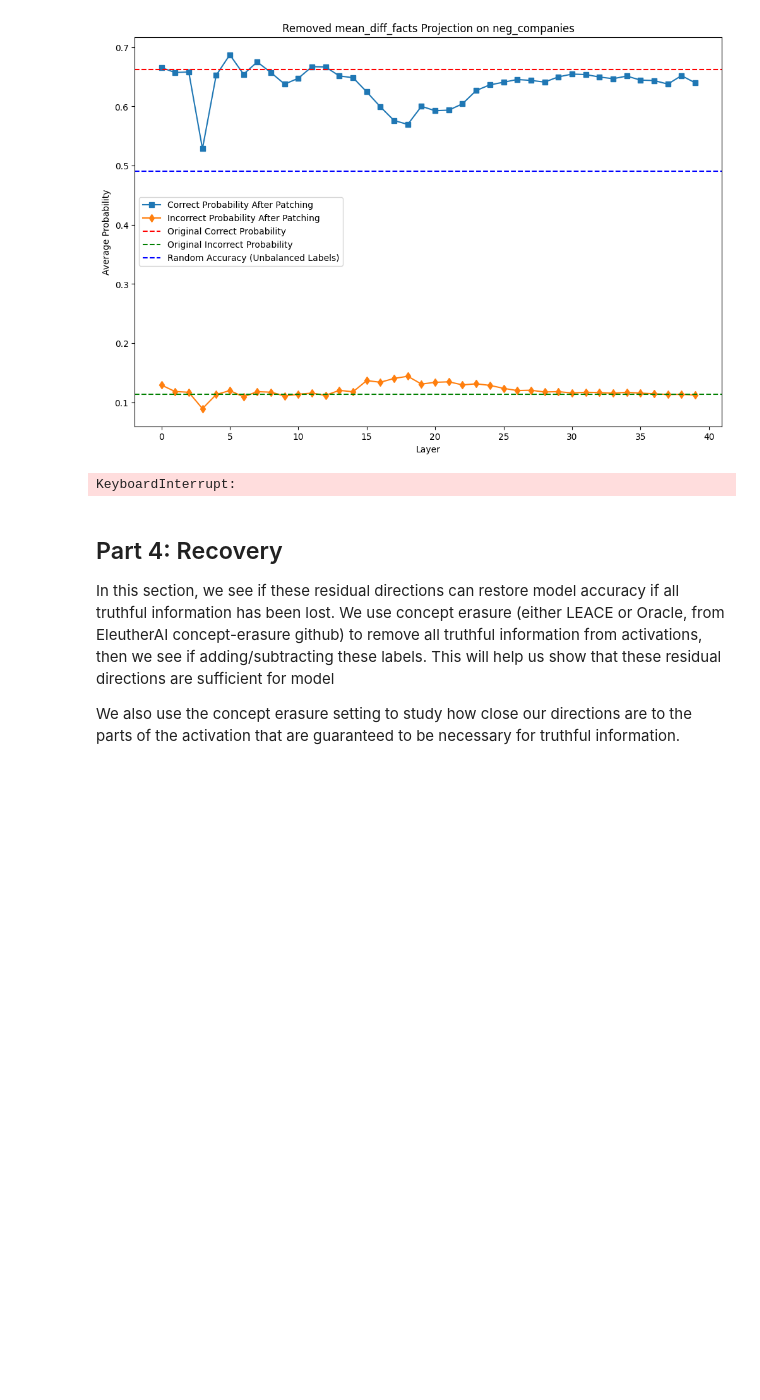
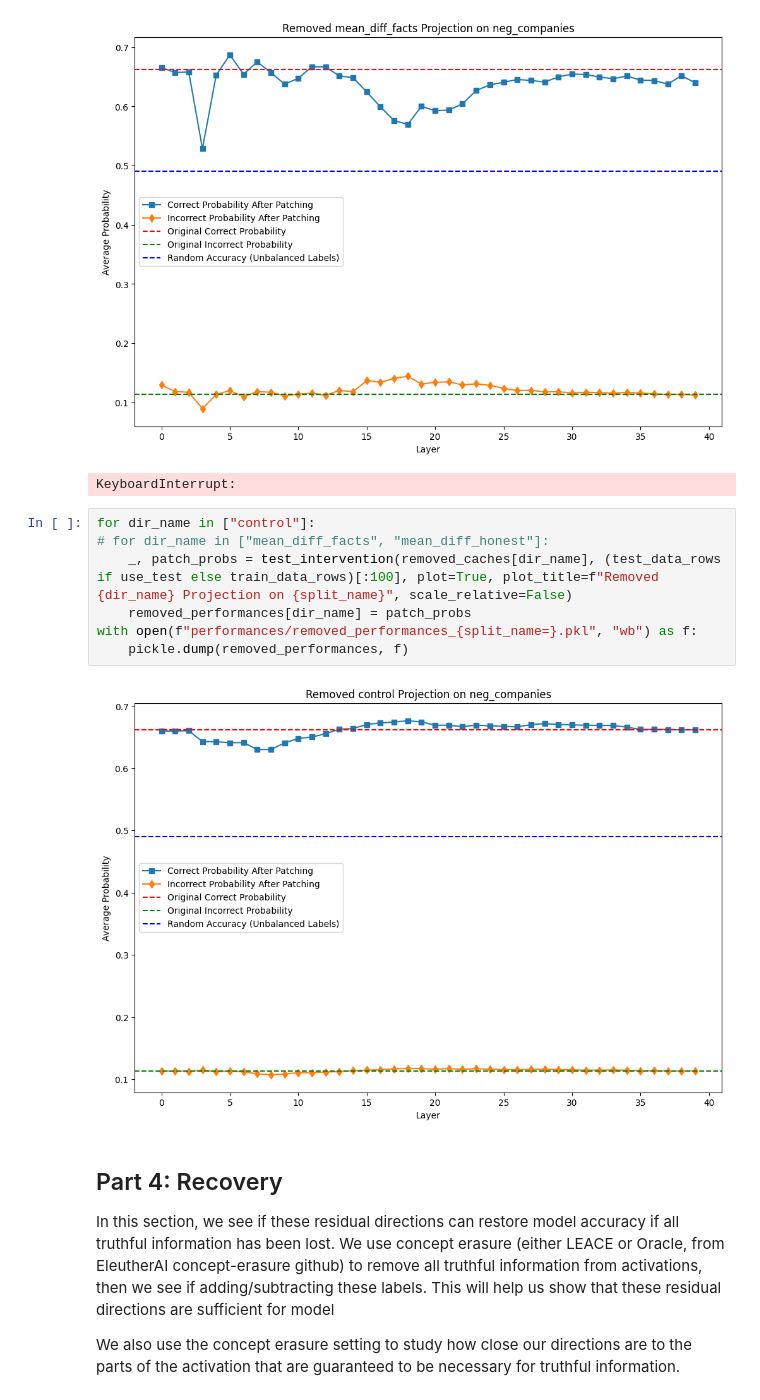
Before and after one commit to magikarp01/rep_control, a Jupyter notebook: rep_testing.ipynb, the cells around one changed output. Saved outputs shown, nothing was run; the diff lists cells and outputs as text; blank space fills up the shorter version.

```diff
--- a/rep_testing.ipynb
+++ b/rep_testing.ipynb
@@ -999,6 +999,15 @@ with open(f"performances/removed_performances_{split_name=}.pkl", "wb") as f:
 [figure]
 [figure]
 KeyboardInterrupt:
+# %%
+for dir_name in ["control"]:
+# for dir_name in ["mean_diff_facts", "mean_diff_honest"]:
+    _, patch_probs = test_intervention(removed_caches[dir_name], (test_data_rows if use_test else train_data_rows)[:100], plot=True, plot_title=f"Removed {dir_name} Projection on {split_name}", scale_relative=False)
+    removed_performances[dir_name] = patch_probs
+with open(f"performances/removed_performances_{split_name=}.pkl", "wb") as f:
+    pickle.dump(removed_performances, f)
+# %% [output]
+[figure, added]
 # %% [markdown]
 ## Part 4: Recovery
 In this section, we see if these residual directions can restore model accuracy if all truthful information has been lost. We use concept erasure (either LEACE or Oracle, from EleutherAI concept-erasure github) to remove all truthful information from activations, then we see if adding/subtracting these labels. This will help us show that these residual directions are sufficient for model
```
Also changed, not shown: 1 other file.
